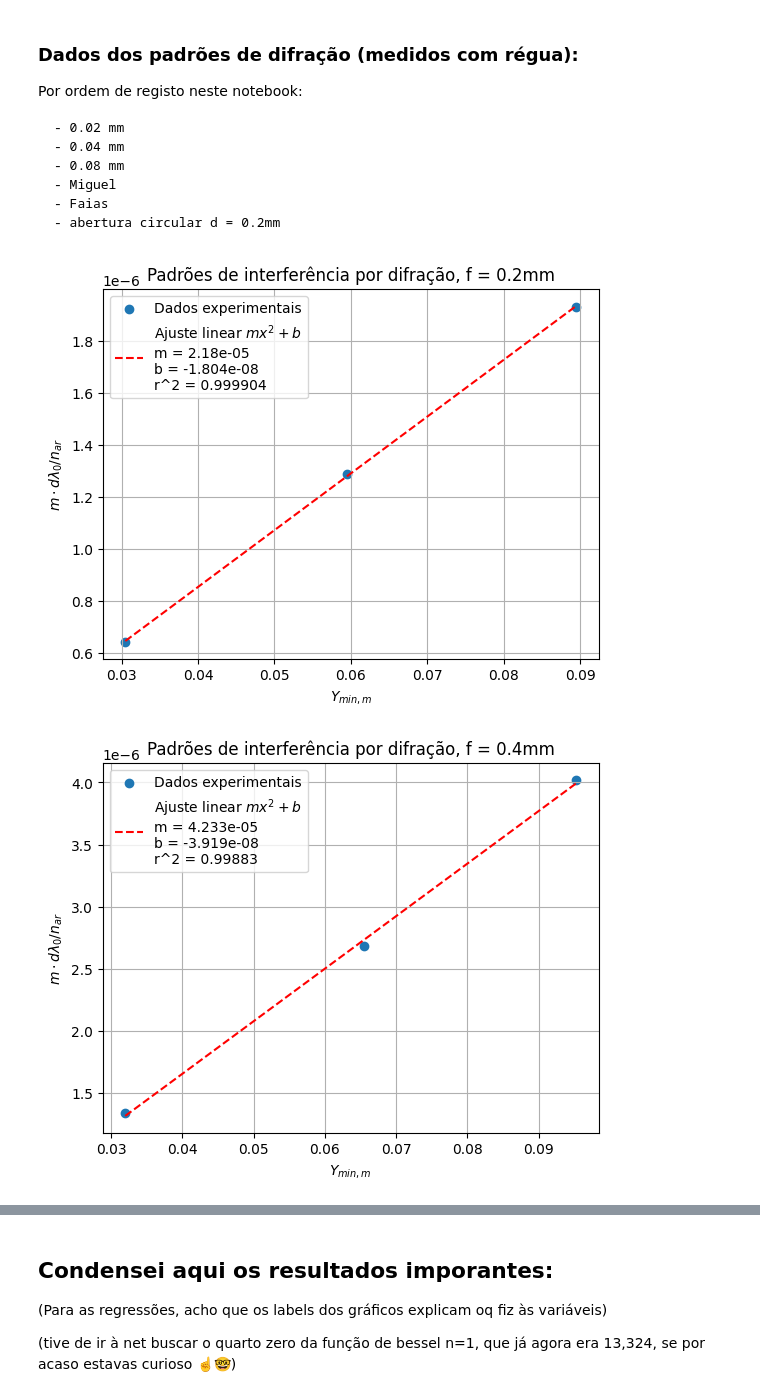
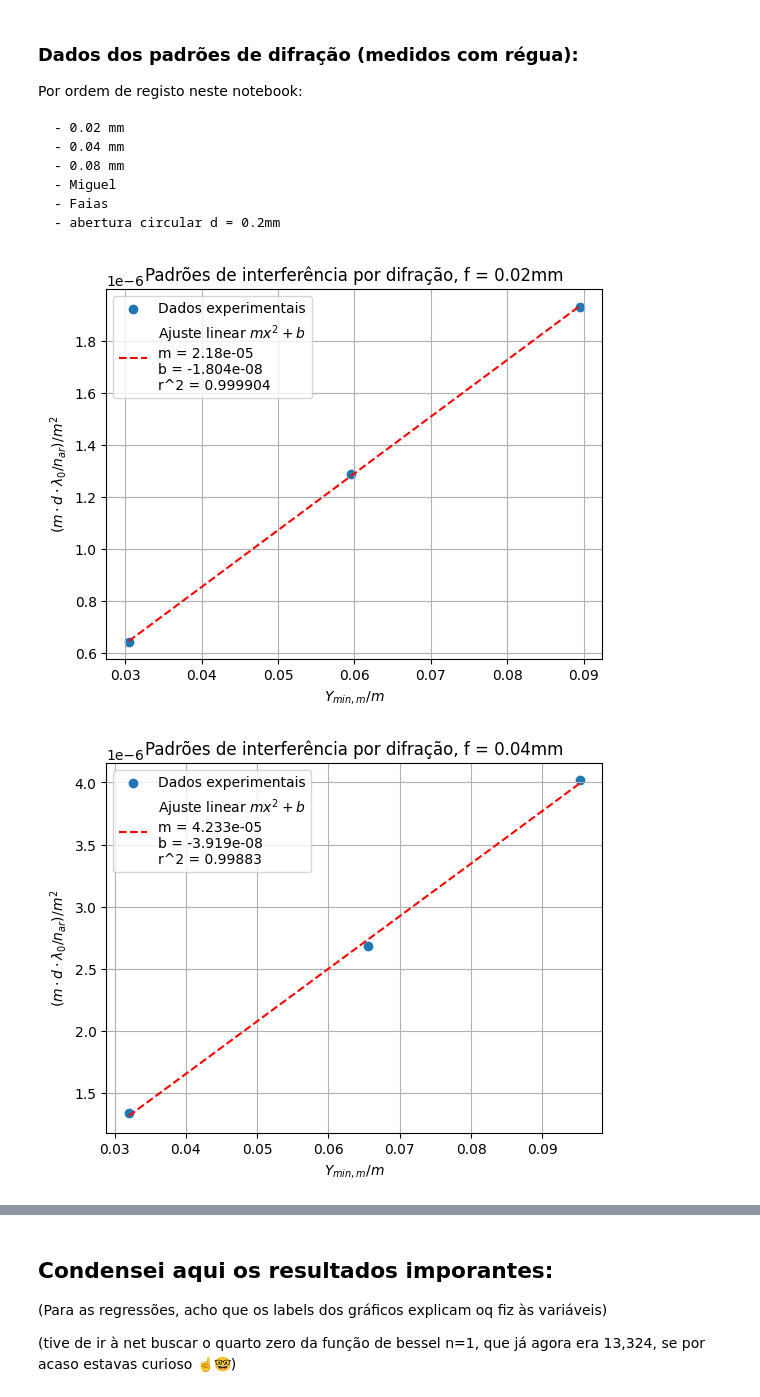
Before and after one commit to MRDias12/LabsIII, a Jupyter notebook: PLs/PL3/Analise.ipynb, the cells around one changed output, grey strips where cells are left out. Saved outputs shown, nothing was run; the diff lists cells and outputs as text; code cells hidden in the pictures.

```diff
--- a/PLs/PL3/Analise.ipynb
+++ b/PLs/PL3/Analise.ipynb
@@ -188,33 +188,35 @@ r2f02 = r2(m02, linearf(f02, paramsf02[0], paramsf02[1]))
 plt.scatter(f02, m02, label = "Dados experimentais")
 plt.plot(f02, linearf(f02, paramsf02[0], paramsf02[1]), color = "r", ls = "--",
          label =  f'Ajuste linear $m x^2 + b$ \nm = {paramsf02[0]:.4}\nb = {paramsf02[1]:.4} \nr^2 = {r2f02:.6}')
-plt.title("Padrões de interferência por difração, f = 0.2mm")
-plt.ylabel(r"$ m \cdot d \lambda_0 / n_{ar}$")
-plt.xlabel(r"$Y_{min,m}$")
+plt.title("Padrões de interferência por difração, f = 0.02mm")
+plt.ylabel(r"$ \left( m \cdot d \cdot \lambda_0 / n_{ar} \right) / m^2$")
+plt.xlabel(r"$Y_{min,m} / m$")
 plt.grid()
 plt.legend()
+plt.savefig('Figuras/graf1.png')
 plt.show()
 # %% [output]
-[figure, old version]
+[figure, new version]
 # %%
 #fenda 0.04mm
 f04 = np.array([6.4, 13.1, 19.05])*0.5*0.01
 f04d = 2.084
 m04 = np.array([1,2,3])*f04d*lamb0/n_ar
 paramsf04, mcf04 = curve_fit(linearf, f04, m04)
 r2f04 = r2(m04, linearf(f04, paramsf04[0], paramsf04[1]))
 
 plt.scatter(f04, m04, label = "Dados experimentais")
 plt.plot(f04, linearf(f04, paramsf04[0], paramsf04[1]), color = "r", ls = "--",
          label =  f'Ajuste linear $m x^2 + b$ \nm = {paramsf04[0]:.4}\nb = {paramsf04[1]:.4} \nr^2 = {r2f04:.6}')
-plt.title("Padrões de interferência por difração, f = 0.4mm")
-plt.ylabel(r"$ m \cdot d \lambda_0 / n_{ar}$")
-plt.xlabel(r"$Y_{min,m}$")
+plt.title("Padrões de interferência por difração, f = 0.04mm")
+plt.ylabel(r"$ \left( m \cdot d \cdot \lambda_0 / n_{ar} \right) / m^2$")
+plt.xlabel(r"$Y_{min,m} / m$")
 plt.grid()
 plt.legend()
+plt.savefig('Figuras/graf2.png')
 plt.show()
 # %% [output]
-[figure, old version]
+[figure, new version]
 # %%
 #fenda 0.08mm
 f08 = np.array([3.35, 6.6, 9.77, 13.16, 16.4, 19.75, 22.93])*0.5*0.01
```
Also changed, not shown: parts of 11 cells of this notebook, 8 other files.
